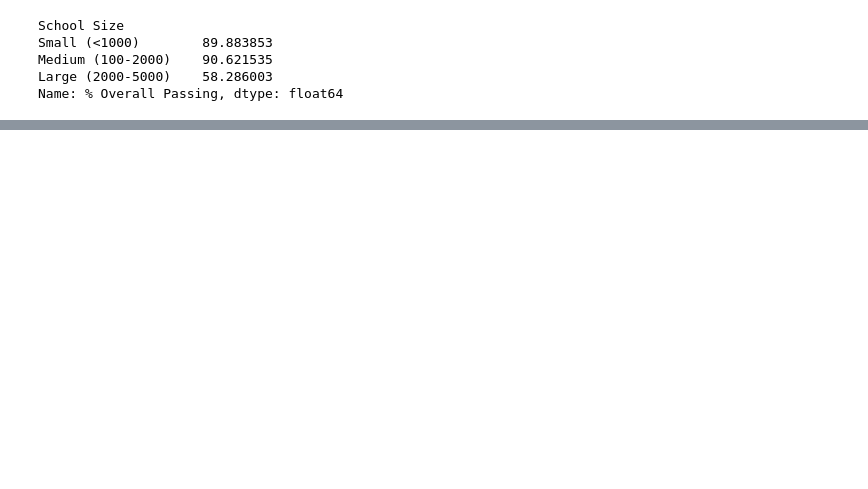
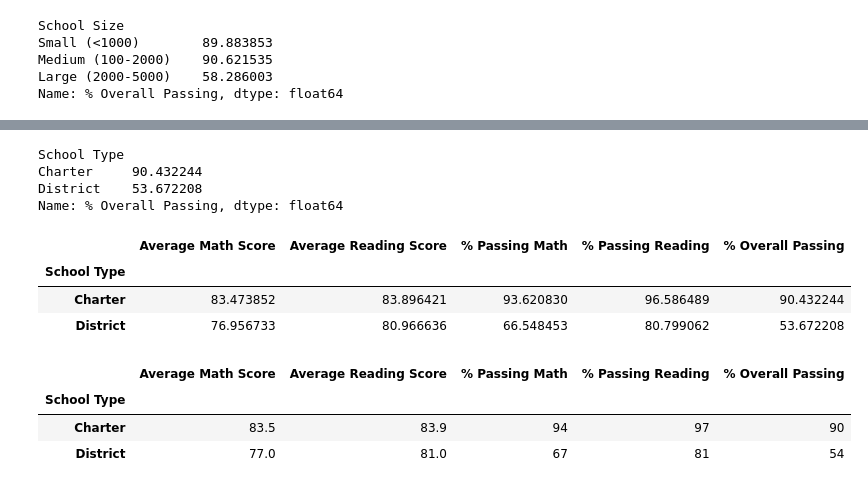
Before and after one commit to taranahassan/School_District_Analysis, a Jupyter notebook: PyCitySchools.ipynb, the cells around one changed output, grey strips where cells are left out. Drawn from its saved outputs; the diff is of its cells as text; code cells hidden in the pictures; blank space fills up the shorter version.

```diff
--- a/PyCitySchools.ipynb
+++ b/PyCitySchools.ipynb
@@ -1014,0 +1015,29 @@ school_size_summary_df
+# %%
+# calculating averages for desired columns
+
+school_type_math_scores = per_school_summary_df.groupby(["School Type"]).mean()["Average Math Score"]
+school_type_reading_scores = per_school_summary_df.groupby(["School Type"]).mean()["Average Reading Score"]
+school_type_passing_math = per_school_summary_df.groupby(["School Type"]).mean()["% Passing Math"]
+school_type_passing_reading = per_school_summary_df.groupby(["School Type"]).mean()["% Passing Reading"]
+school_type_overall_passing = per_school_summary_df.groupby(["School Type"]).mean()["% Overall Passing"]
+
+school_type_overall_passing
+# %% [output]
+School Type
+Charter     90.432244
+District    53.672208
+Name: % Overall Passing, dtype: float64
+# %%
+# creating DataFrame based on school type
+school_type_summary_df = pd.DataFrame({
+    "Average Math Score": school_type_math_scores,
+    "Average Reading Score": school_type_reading_scores,
+    "% Passing Math": school_type_passing_math,
+    "% Passing Reading": school_type_passing_reading,
+    "% Overall Passing": school_type_overall_passing})
+school_type_summary_df
+# %% [output]
+|  | Average Math Score | Average Reading Score | % Passing Math | % Passing Reading | % Overall Passing |
+| School Type |  |  |  |  |  |
+| Charter | 83.473852 | 83.896421 | 93.620830 | 96.586489 | 90.432244 |
+| District | 76.956733 | 80.966636 | 66.548453 | 80.799062 | 53.672208 |
@@ -1014,0 +1051,7 @@ school_size_summary_df
+# %%
+school_type_summary_df
+# %% [output]
+|  | Average Math Score | Average Reading Score | % Passing Math | % Passing Reading | % Overall Passing |
+| School Type |  |  |  |  |  |
+| Charter | 83.5 | 83.9 | 94 | 97 | 90 |
+| District | 77.0 | 81.0 | 67 | 81 | 54 |
```
Also changed, not shown: parts of 3 cells of this notebook.
